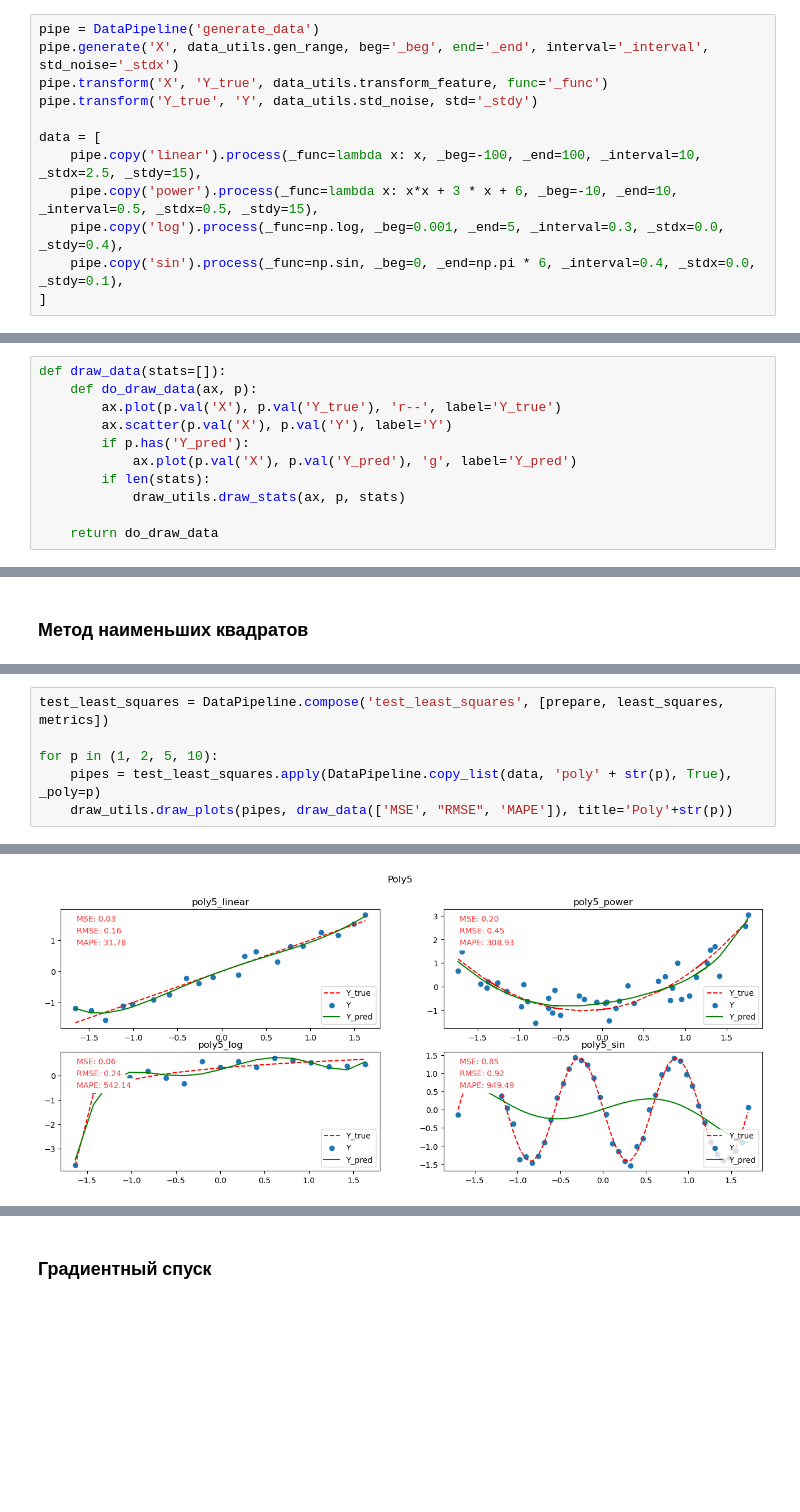
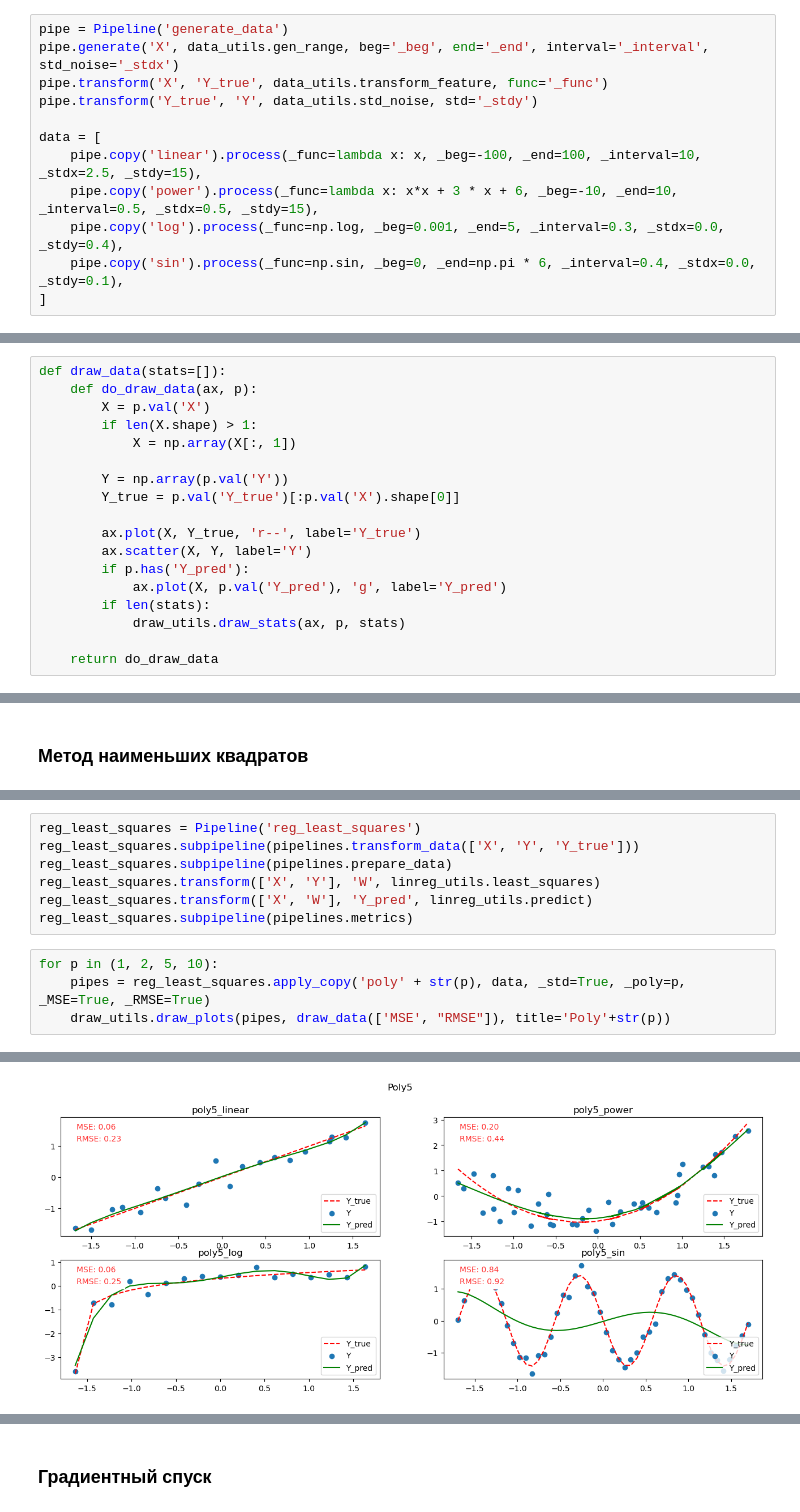
Before and after one commit to BinaryCat17/innopolis_course, a Jupyter notebook: homework2_synt.ipynb, the cells around one changed output, grey strips where cells are left out. Cells and saved outputs as stored; diff of their text form; blank space fills up the shorter version.

```diff
--- a/homework2_synt.ipynb
+++ b/homework2_synt.ipynb
@@ -18,7 +17,7 @@ importlib.reload(linreg_utils)
 # %% [markdown]
 ### Генерация данных
 # %%
-pipe = DataPipeline('generate_data')
+pipe = Pipeline('generate_data')
 pipe.generate('X', data_utils.gen_range, beg='_beg', end='_end', interval='_interval', std_noise='_stdx')
 pipe.transform('X', 'Y_true', data_utils.transform_feature, func='_func')
 pipe.transform('Y_true', 'Y', data_utils.std_noise, std='_stdy')
@@ -34,10 +33,17 @@ data = [
 # %%
 def draw_data(stats=[]):
     def do_draw_data(ax, p):
-        ax.plot(p.val('X'), p.val('Y_true'), 'r--', label='Y_true')
-        ax.scatter(p.val('X'), p.val('Y'), label='Y')
+        X = p.val('X')
+        if len(X.shape) > 1:
+            X = np.array(X[:, 1])
+
+        Y = np.array(p.val('Y'))
+        Y_true = p.val('Y_true')[:p.val('X').shape[0]]
+
+        ax.plot(X, Y_true, 'r--', label='Y_true')
+        ax.scatter(X, Y, label='Y')
         if p.has('Y_pred'):
-            ax.plot(p.val('X'), p.val('Y_pred'), 'g', label='Y_pred')
+            ax.plot(X, p.val('Y_pred'), 'g', label='Y_pred')
         if len(stats):
             draw_utils.draw_stats(ax, p, stats)
 
@@ -82,7 +57,12 @@ least_squares.transform(['X_prep', 'W'], 'Y_pred', linreg_utils.predict)
+# %%
+reg_least_squares = Pipeline('reg_least_squares')
+reg_least_squares.subpipeline(pipelines.transform_data(['X', 'Y', 'Y_true']))
+reg_least_squares.subpipeline(pipelines.prepare_data)
+reg_least_squares.transform(['X', 'Y'], 'W', linreg_utils.least_squares)
+reg_least_squares.transform(['X', 'W'], 'Y_pred', linreg_utils.predict)
+reg_least_squares.subpipeline(pipelines.metrics)
 # %%
-test_least_squares = DataPipeline.compose('test_least_squares', [prepare, least_squares, metrics])
-
 for p in (1, 2, 5, 10):
-    pipes = test_least_squares.apply(DataPipeline.copy_list(data, 'poly' + str(p), True), _poly=p)
-    draw_utils.draw_plots(pipes, draw_data(['MSE', "RMSE", 'MAPE']), title='Poly'+str(p))
+    pipes = reg_least_squares.apply_copy('poly' + str(p), data, _std=True, _poly=p, _MSE=True, _RMSE=True)
+    draw_utils.draw_plots(pipes, draw_data(['MSE', "RMSE"]), title='Poly'+str(p))
 # %% [output]
@@ -91 +71 @@ for p in (1, 2, 5, 10):
-[figure, old version]
+[figure, new version]
```
Also changed, not shown: parts of 20 cells of this notebook, 8 other files.
